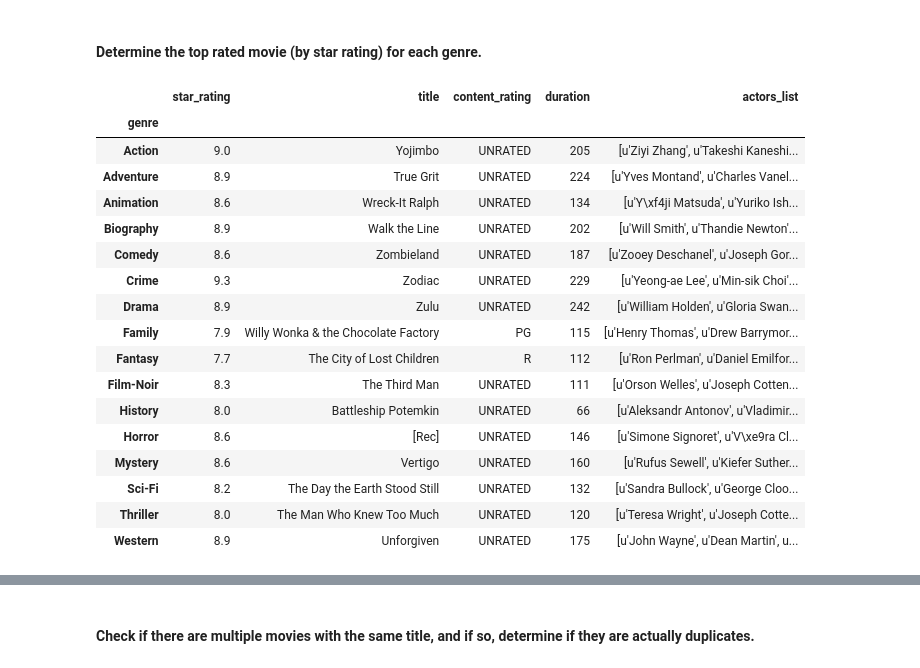
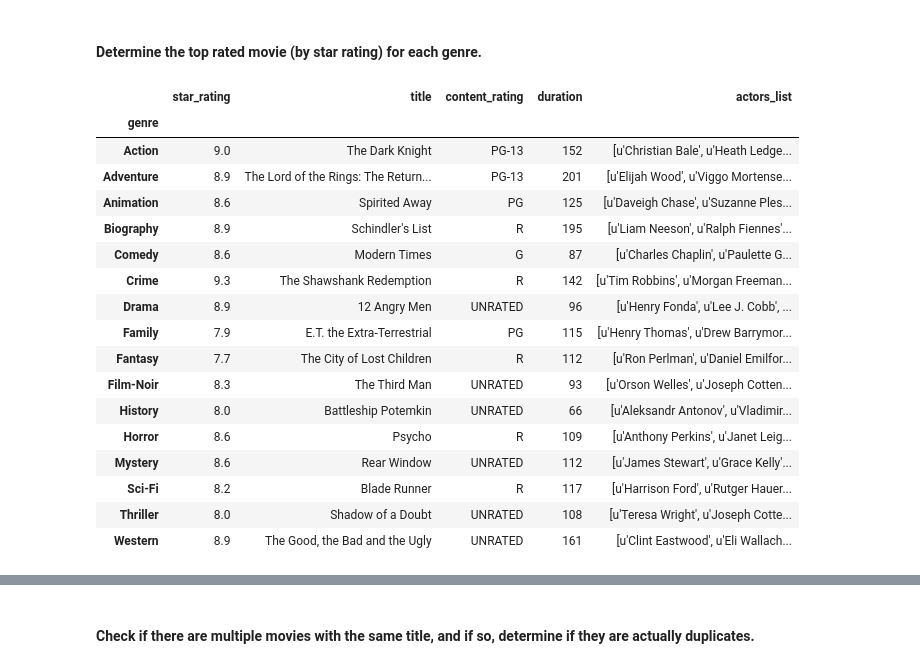
Before and after one commit to naidaire/unit_project2, a Jupyter notebook: imdb_aliaw.ipynb, the cells around one changed output, grey strips where cells are left out. Drawn from its saved outputs; the diff is of its cells as text; code cells hidden in the pictures.

```diff
--- a/imdb.ipynb
+++ b/imdb_aliaw.ipynb
@@ -242,25 +262,25 @@ movies.boxplot(column='duration', by='content_rating');
 # %% [markdown]
 #### Determine the top rated movie (by star rating) for each genre.
-# %%
-# Answer:
-
-movies.groupby(['genre']).max()
-# %% [output]
-|  | star_rating | title | content_rating | duration | actors_list |
-| genre |  |  |  |  |  |
-| Action | 9.0 | Yojimbo | UNRATED | 205 | [u'Ziyi Zhang', u'Takeshi Kaneshi... |
-| Adventure | 8.9 | True Grit | UNRATED | 224 | [u'Yves Montand', u'Charles Vanel... |
-| Animation | 8.6 | Wreck-It Ralph | UNRATED | 134 | [u'Y\xf4ji Matsuda', u'Yuriko Ish... |
-| Biography | 8.9 | Walk the Line | UNRATED | 202 | [u'Will Smith', u'Thandie Newton'... |
-| Comedy | 8.6 | Zombieland | UNRATED | 187 | [u'Zooey Deschanel', u'Joseph Gor... |
-| Crime | 9.3 | Zodiac | UNRATED | 229 | [u'Yeong-ae Lee', u'Min-sik Choi'... |
-| Drama | 8.9 | Zulu | UNRATED | 242 | [u'William Holden', u'Gloria Swan... |
-| Family | 7.9 | Willy Wonka & the Chocolate Factory | PG | 115 | [u'Henry Thomas', u'Drew Barrymor... |
-| Fantasy | 7.7 | The City of Lost Children | R | 112 | [u'Ron Perlman', u'Daniel Emilfor... |
-| Film-Noir | 8.3 | The Third Man | UNRATED | 111 | [u'Orson Welles', u'Joseph Cotten... |
-| History | 8.0 | Battleship Potemkin | UNRATED | 66 | [u'Aleksandr Antonov', u'Vladimir... |
-| Horror | 8.6 | [Rec] | UNRATED | 146 | [u'Simone Signoret', u'V\xe9ra Cl... |
-| Mystery | 8.6 | Vertigo | UNRATED | 160 | [u'Rufus Sewell', u'Kiefer Suther... |
-| Sci-Fi | 8.2 | The Day the Earth Stood Still | UNRATED | 132 | [u'Sandra Bullock', u'George Cloo... |
-| Thriller | 8.0 | The Man Who Knew Too Much | UNRATED | 120 | [u'Teresa Wright', u'Joseph Cotte... |
-| Western | 8.9 | Unforgiven | UNRATED | 175 | [u'John Wayne', u'Dean Martin', u... |
+# %%
+# Answer: Sort the movies dataframe by star_rating, group by genre, and select the first in each group
+
+movies.sort_values('star_rating', ascending=False).groupby('genre').first()
+# %% [output]
+|  | star_rating | title | content_rating | duration | actors_list |
+| genre |  |  |  |  |  |
+| Action | 9.0 | The Dark Knight | PG-13 | 152 | [u'Christian Bale', u'Heath Ledge... |
+| Adventure | 8.9 | The Lord of the Rings: The Return... | PG-13 | 201 | [u'Elijah Wood', u'Viggo Mortense... |
+| Animation | 8.6 | Spirited Away | PG | 125 | [u'Daveigh Chase', u'Suzanne Ples... |
+| Biography | 8.9 | Schindler's List | R | 195 | [u'Liam Neeson', u'Ralph Fiennes'... |
+| Comedy | 8.6 | Modern Times | G | 87 | [u'Charles Chaplin', u'Paulette G... |
+| Crime | 9.3 | The Shawshank Redemption | R | 142 | [u'Tim Robbins', u'Morgan Freeman... |
+| Drama | 8.9 | 12 Angry Men | UNRATED | 96 | [u'Henry Fonda', u'Lee J. Cobb', ... |
+| Family | 7.9 | E.T. the Extra-Terrestrial | PG | 115 | [u'Henry Thomas', u'Drew Barrymor... |
+| Fantasy | 7.7 | The City of Lost Children | R | 112 | [u'Ron Perlman', u'Daniel Emilfor... |
+| Film-Noir | 8.3 | The Third Man | UNRATED | 93 | [u'Orson Welles', u'Joseph Cotten... |
+| History | 8.0 | Battleship Potemkin | UNRATED | 66 | [u'Aleksandr Antonov', u'Vladimir... |
+| Horror | 8.6 | Psycho | R | 109 | [u'Anthony Perkins', u'Janet Leig... |
+| Mystery | 8.6 | Rear Window | UNRATED | 112 | [u'James Stewart', u'Grace Kelly'... |
+| Sci-Fi | 8.2 | Blade Runner | R | 117 | [u'Harrison Ford', u'Rutger Hauer... |
+| Thriller | 8.0 | Shadow of a Doubt | UNRATED | 108 | [u'Teresa Wright', u'Joseph Cotte... |
+| Western | 8.9 | The Good, the Bad and the Ugly | UNRATED | 161 | [u'Clint Eastwood', u'Eli Wallach... |
```
Also changed, not shown: parts of 25 cells of this notebook.
